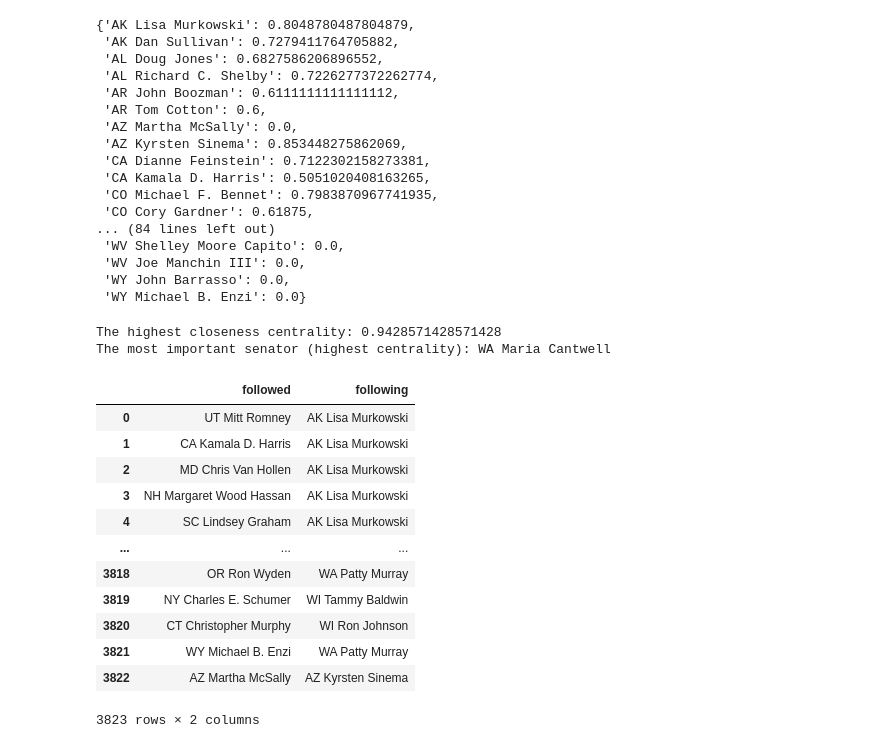
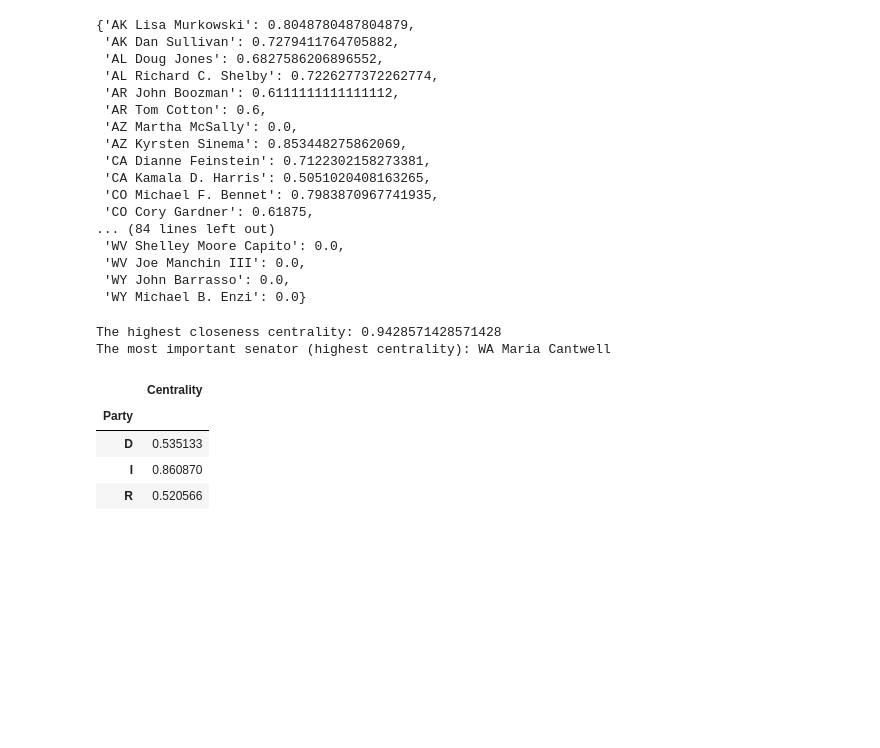
Before and after one commit to AnuragPamuru/dsc-180b-capstone-b03, a Jupyter notebook: notebooks/EDA.ipynb, the cells around one changed output. Saved outputs shown, nothing was run; the diff lists cells and outputs as text; code cells hidden in the pictures; blank space fills up the shorter version.

```diff
--- a/notebooks/EDA.ipynb
+++ b/notebooks/EDA.ipynb
@@ -63,19 +67,15 @@ print("The most important senator (highest centrality): WA Maria Cantwell")
 # %% [output]
 The highest closeness centrality: 0.9428571428571428
 The most important senator (highest centrality): WA Maria Cantwell
-# %%
-edges
-# %% [output]
-|  | followed | following |
-| 0 | UT Mitt Romney | AK Lisa Murkowski |
-| 1 | CA Kamala D. Harris | AK Lisa Murkowski |
-| 2 | MD Chris Van Hollen | AK Lisa Murkowski |
-| 3 | NH Margaret Wood Hassan | AK Lisa Murkowski |
-| 4 | SC Lindsey Graham | AK Lisa Murkowski |
-| ... | ... | ... |
-| 3818 | OR Ron Wyden | WA Patty Murray |
-| 3819 | NY Charles E. Schumer | WI Tammy Baldwin |
-| 3820 | CT Christopher Murphy | WI Ron Johnson |
-| 3821 | WY Michael B. Enzi | WA Patty Murray |
-| 3822 | AZ Martha McSally | AZ Kyrsten Sinema |
-3823 rows × 2 columns
+# %%
+ccdf = pd.DataFrame([cen_close.keys(), cen_close.values()]).transpose()
+ccdf.columns = ["Name", "Centrality"]
+ccdf["Party"] = ccdf["Name"].apply(lambda x: party_dict[x])
+ccdf["Centrality"] = pd.to_numeric(ccdf["Centrality"])
+ccdf.groupby("Party").mean()
+# %% [output]
+|  | Centrality |
+| Party |  |
+| D | 0.535133 |
+| I | 0.860870 |
+| R | 0.520566 |
```
Also changed, not shown: parts of 7 cells of this notebook.
